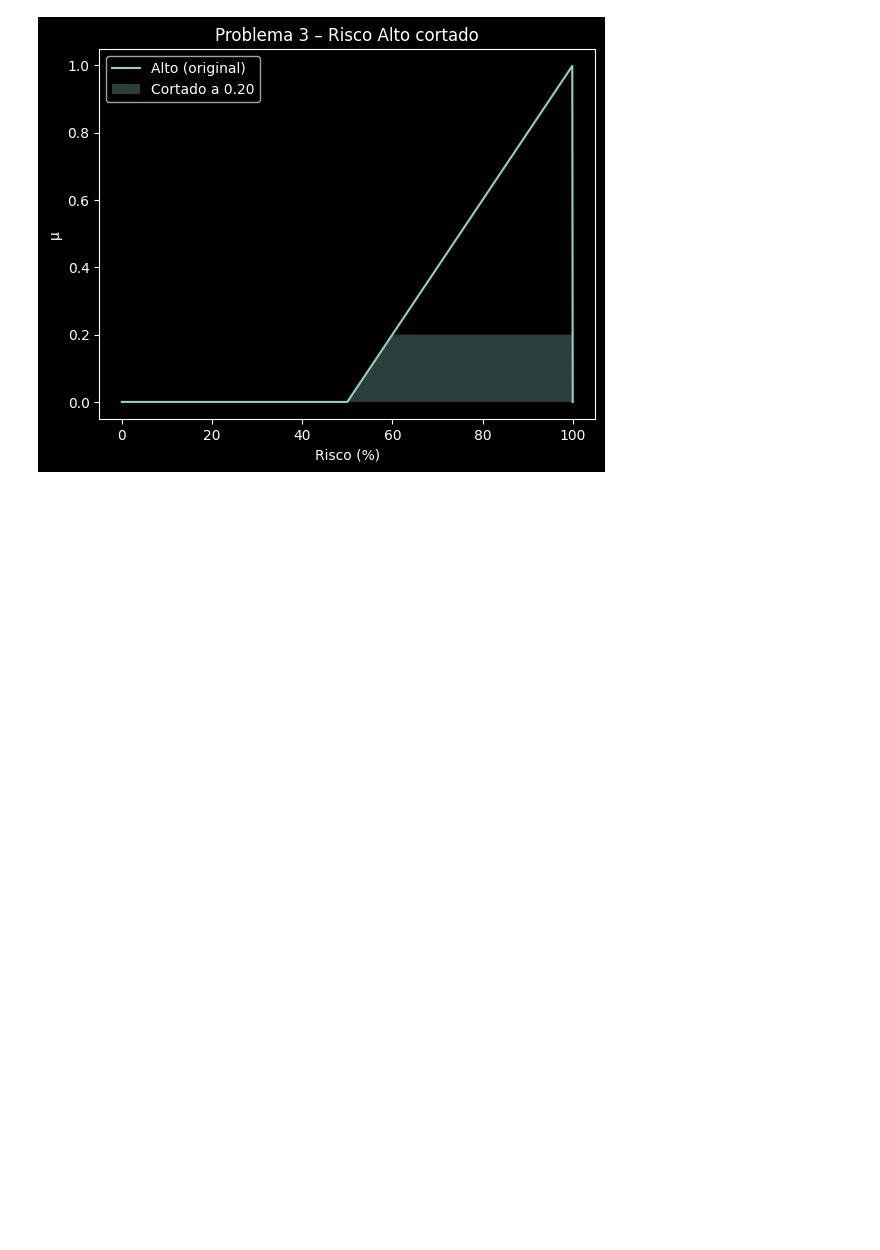
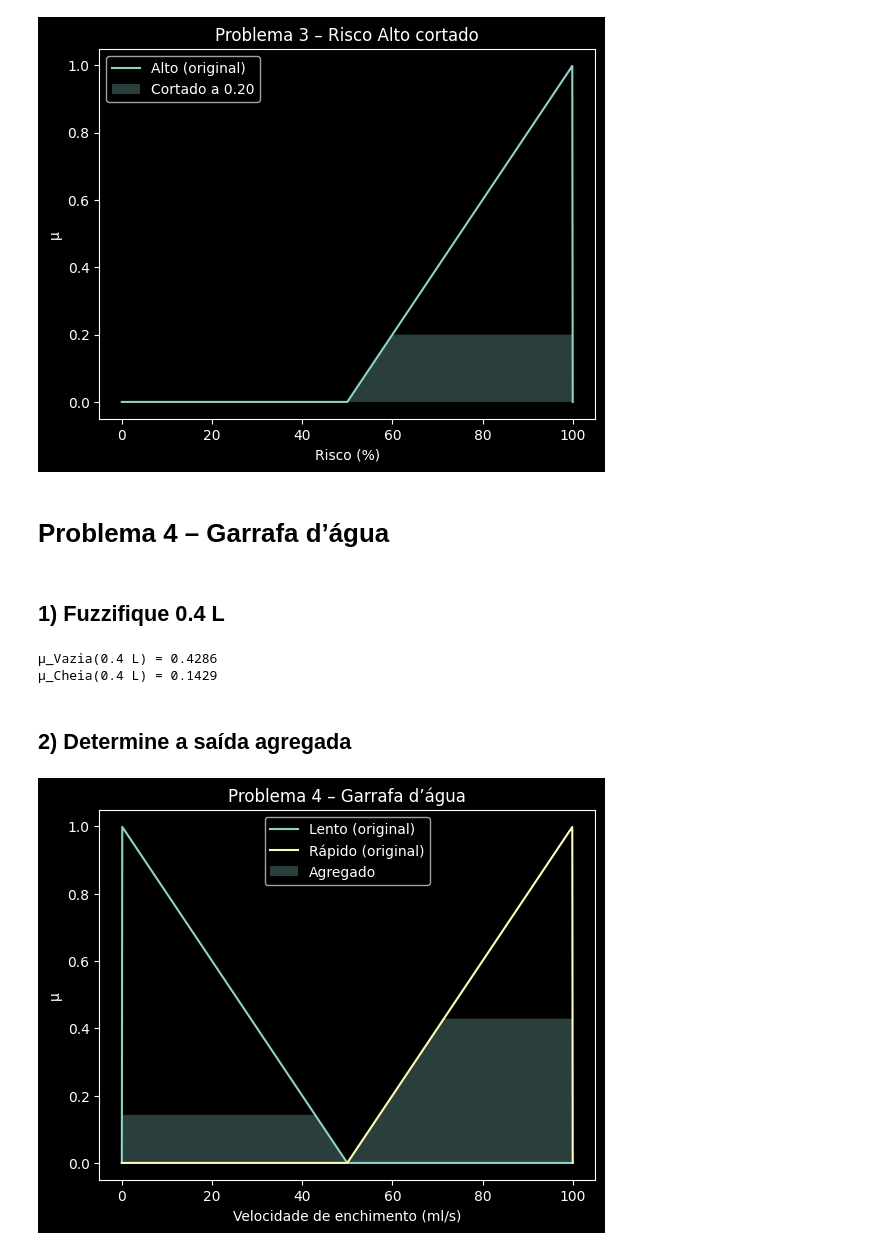
Before and after one commit to AlanDiekGuimaraes/Quarto_Semestre_Ciencia_de_Dados, a Jupyter notebook: Aula_24_(04-09-2025)/Aula_24_Atividade_Lógica_Fuzzy.ipynb, the cells around one changed output. Saved outputs shown, nothing was run; the diff lists cells and outputs as text; code cells hidden in the pictures; blank space fills up the shorter version.

```diff
--- a/Aula_24_(04-09-2025)/Aula_24_Atividade_Lógica_Fuzzy.ipynb
+++ b/Aula_24_(04-09-2025)/Aula_24_Atividade_Lógica_Fuzzy.ipynb
@@ -179,3 +179,51 @@ plt.legend()
 plt.show()
 # %% [output]
 [figure]
+# %% [markdown]
+# Problema 4 – Garrafa d’água
+# %% [markdown]
+## 1) Fuzzifique 0.4 L
+# %%
+def trimf(x, a, b, c):
+    x = np.asarray(x, dtype=float)
+    left  = (x - a) / (b - a + 1e-12)
+    right = (c - x) / (c - b + 1e-12)
+    return np.maximum(0.0, np.minimum(left, right))
+
+# Universos
+N = np.linspace(0, 1, 1001)  # nível em litros
+mu_vazia = trimf(N, 0, 0, 0.7)
+mu_cheia = trimf(N, 0.3, 1, 1)
+
+nivel_in = 0.4
+mu_Vazia = float(np.interp(nivel_in, N, mu_vazia))
+mu_Cheia = float(np.interp(nivel_in, N, mu_cheia))
+
+print(f"μ_Vazia({nivel_in} L) = {mu_Vazia:.4f}")
+print(f"μ_Cheia({nivel_in} L) = {mu_Cheia:.4f}")
+# %% [output]
+μ_Vazia(0.4 L) = 0.4286
+μ_Cheia(0.4 L) = 0.1429
+# %% [markdown]
+## 2) Determine a saída agregada
+# %%
+S = np.linspace(0, 100, 1001)
+mu_rapido = trimf(S, 50, 100, 100)
+mu_lento  = trimf(S, 0, 0, 50)
+
+rule1 = np.minimum(mu_Vazia, mu_rapido)
+rule2 = np.minimum(mu_Cheia, mu_lento)
+
+agg = np.maximum(rule1, rule2)
+
+plt.figure()
+plt.plot(S, mu_lento,  label="Lento (original)")
+plt.plot(S, mu_rapido, label="Rápido (original)")
+plt.fill_between(S, 0, agg, alpha=0.3, label="Agregado")
+plt.title("Problema 4 – Garrafa d’água")
+plt.xlabel("Velocidade de enchimento (ml/s)")
+plt.ylabel("μ")
+plt.legend()
+plt.show()
+# %% [output]
+[figure, added]
```
Also changed, not shown: parts of 2 cells of this notebook, 1 other file.
